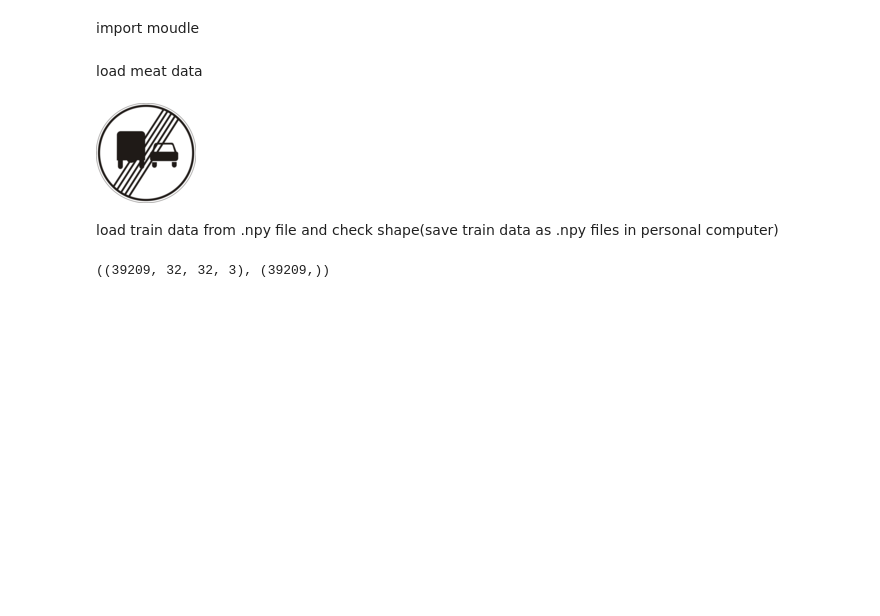
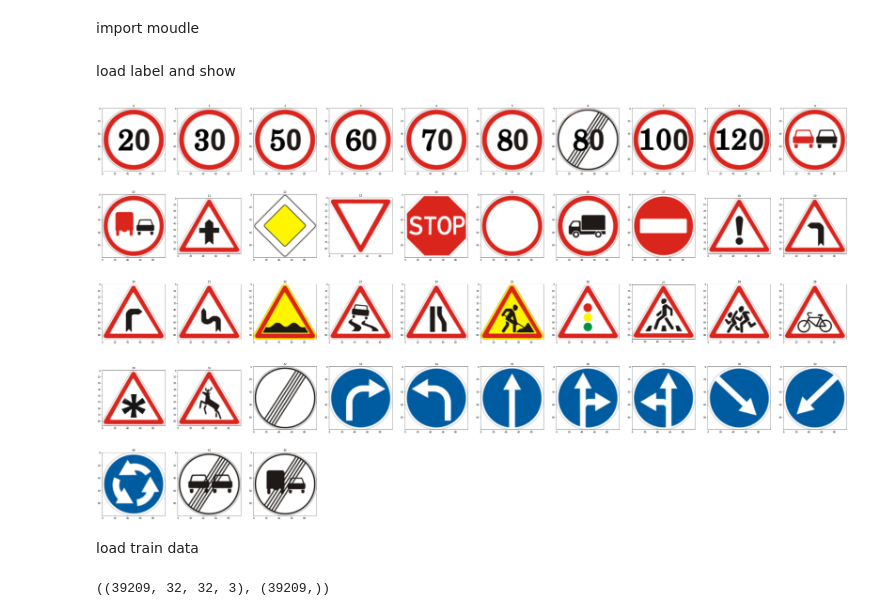
Before and after one commit to luoyuhan011/309CourseWork2, a Jupyter notebook: 309CourseWork2.ipynb, the cells around one changed output. Drawn from its saved outputs; the diff is of its cells as text; code cells hidden in the pictures; blank space fills up the shorter version.

```diff
--- a/309CourseWork2.ipynb
+++ b/309CourseWork2.ipynb
@@ -16,19 +16,24 @@ import matplotlib.pyplot as plt
 import tensorflow as tf
 from tensorflow import keras
 from concurrent.futures import ThreadPoolExecutor,as_completed
+# %% [markdown]
+load  label and show
+# %%
+label_path = '/content/drive/MyDrive/data/Meta'
+labels = {}
+for file_name in os.listdir(label_path):
+  key = file_name.replace('.png', '')
+  labels[int(key)] = Image.open(os.path.join(label_path, file_name))
+# %%
+plt.figure(figsize=(60, 70))
+for label, image in labels.items():
+    ax = plt.subplot(10, 10, label + 1)
+    plt.imshow(image)
+    plt.title(int(label))
+# %% [output]
+[figure, added]
 # %% [markdown]
-load meat data
+load train data
-# %%
-meta = {}
-for file_name in os.listdir('/content/drive/MyDrive/Github/309CourseWork2/data/meta'):
-  key = file_name.replace('.png', '')
-  meta[int(key)] = Image.open(os.path.join('/content/drive/MyDrive/Github/309CourseWork2/data/meta', file_name))
-
-meta[42]
-# %% [output]
-[figure, removed]
-# %% [markdown]
-load train data from .npy file and check shape(save train data as .npy files in personal computer)
 # %%
 X_train = np.load('/content/drive/MyDrive/Github/309CourseWork2/data/X_train.npy')
 Y_train = np.load('/content/drive/MyDrive/Github/309CourseWork2/data/Y_train.npy')
```
Also changed, not shown: parts of 1 cell of this notebook.
